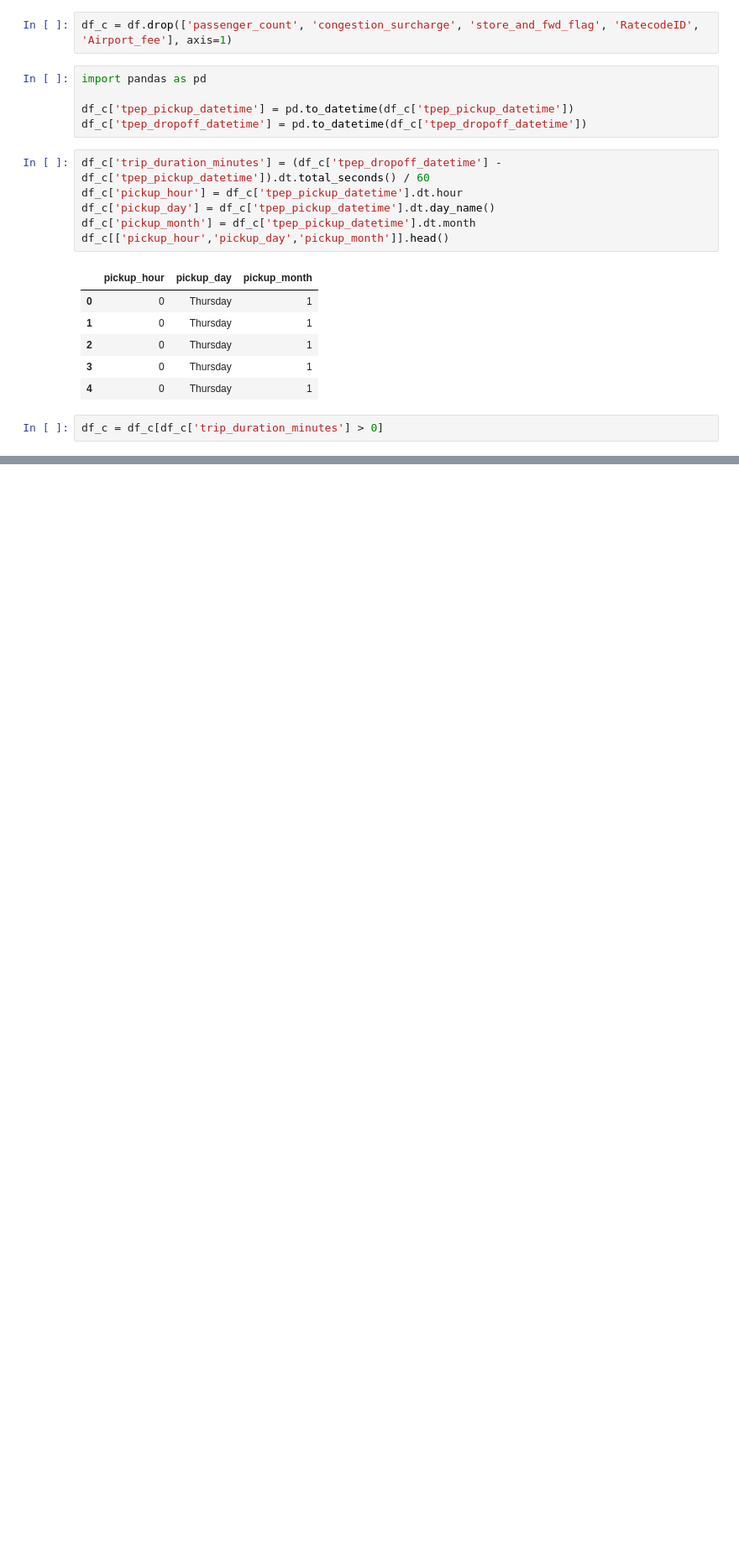
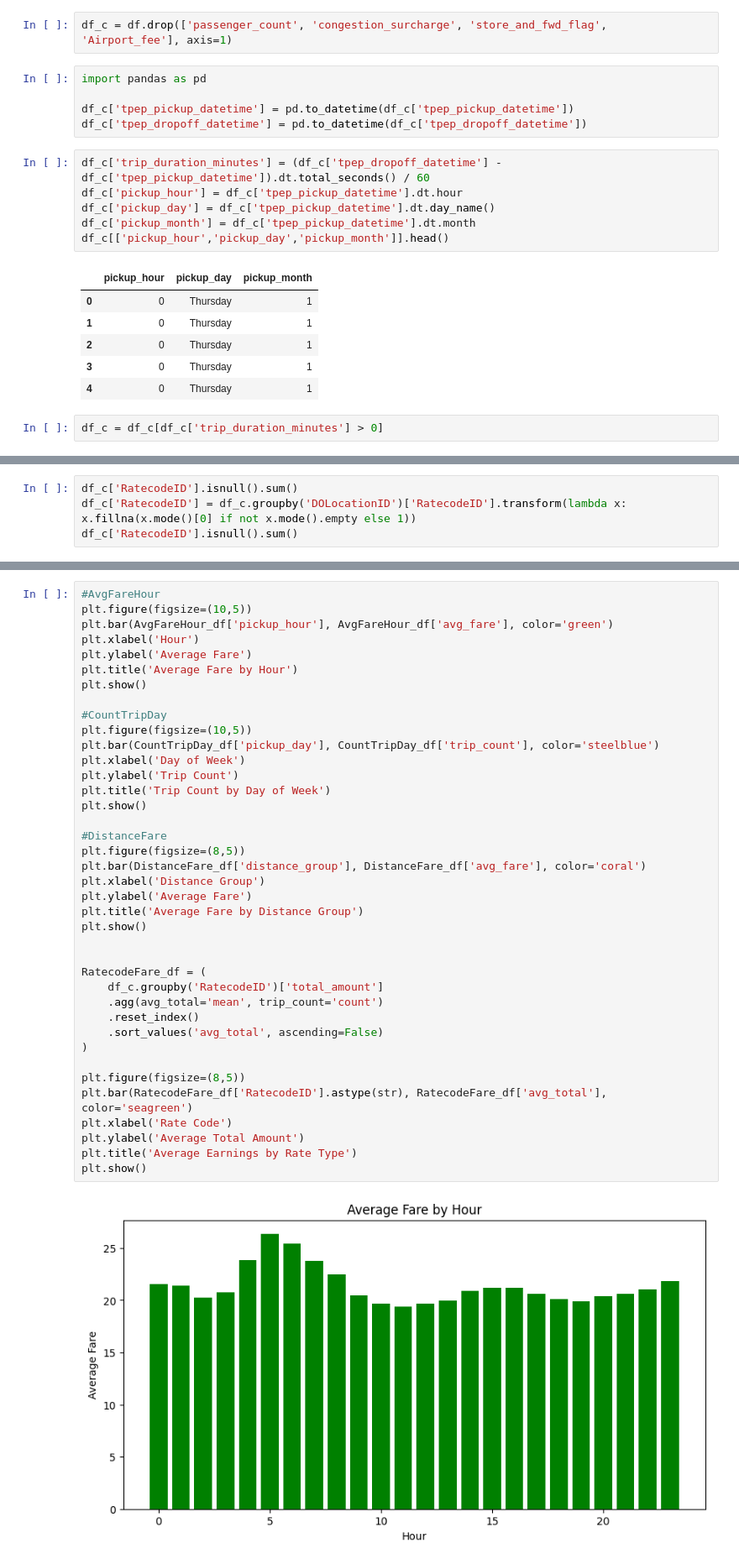
Before and after one commit to sogandghiami/Uber_taxi, a Jupyter notebook: nyc_yellow_taxi_analysis.ipynb, the cells around one changed output, grey strips where cells are left out. Shown at 84% size. Cells and saved outputs as stored; diff of their text form; blank space fills up the shorter version.

Commit message:
Created using Colab - Add EDA charts: trips by day, fare by distance group, earnings by rate type"

```diff
--- a/nyc_yellow_taxi_analysis.ipynb
+++ b/nyc_yellow_taxi_analysis.ipynb
@@ -101,7 +101,7 @@ total_amount              0.000000
 cbd_congestion_fee        0.000000
 dtype: float64
 # %%
-df_c = df.drop(['passenger_count', 'congestion_surcharge', 'store_and_fwd_flag', 'RatecodeID', 'Airport_fee'], axis=1)
+df_c = df.drop(['passenger_count', 'congestion_surcharge', 'store_and_fwd_flag', 'Airport_fee'], axis=1)
 # %%
 import pandas as pd
 
@@ -151,0 +125,4 @@ nothing added to commit but untracked files present (use "git add" to track)
+# %%
+df_c['RatecodeID'].isnull().sum()
+df_c['RatecodeID'] = df_c.groupby('DOLocationID')['RatecodeID'].transform(lambda x: x.fillna(x.mode()[0] if not x.mode().empty else 1))
+df_c['RatecodeID'].isnull().sum()
@@ -151,0 +200,41 @@ nothing added to commit but untracked files present (use "git add" to track)
+# %%
+#AvgFareHour
+plt.figure(figsize=(10,5))
+plt.bar(AvgFareHour_df['pickup_hour'], AvgFareHour_df['avg_fare'], color='green')
+plt.xlabel('Hour')
+plt.ylabel('Average Fare')
+plt.title('Average Fare by Hour')
+plt.show()
+
+#CountTripDay
+plt.figure(figsize=(10,5))
+plt.bar(CountTripDay_df['pickup_day'], CountTripDay_df['trip_count'], color='steelblue')
+plt.xlabel('Day of Week')
+plt.ylabel('Trip Count')
+plt.title('Trip Count by Day of Week')
+plt.show()
+
+#DistanceFare
+plt.figure(figsize=(8,5))
+plt.bar(DistanceFare_df['distance_group'], DistanceFare_df['avg_fare'], color='coral')
+plt.xlabel('Distance Group')
+plt.ylabel('Average Fare')
+plt.title('Average Fare by Distance Group')
+plt.show()
+
+
+RatecodeFare_df = (
+    df_c.groupby('RatecodeID')['total_amount']
+    .agg(avg_total='mean', trip_count='count')
+    .reset_index()
+    .sort_values('avg_total', ascending=False)
+)
+
+plt.figure(figsize=(8,5))
+plt.bar(RatecodeFare_df['RatecodeID'].astype(str), RatecodeFare_df['avg_total'], color='seagreen')
+plt.xlabel('Rate Code')
+plt.ylabel('Average Total Amount')
+plt.title('Average Earnings by Rate Type')
+plt.show()
+# %% [output]
+[figure, added]
```
Also changed, not shown: parts of 10 cells of this notebook.
